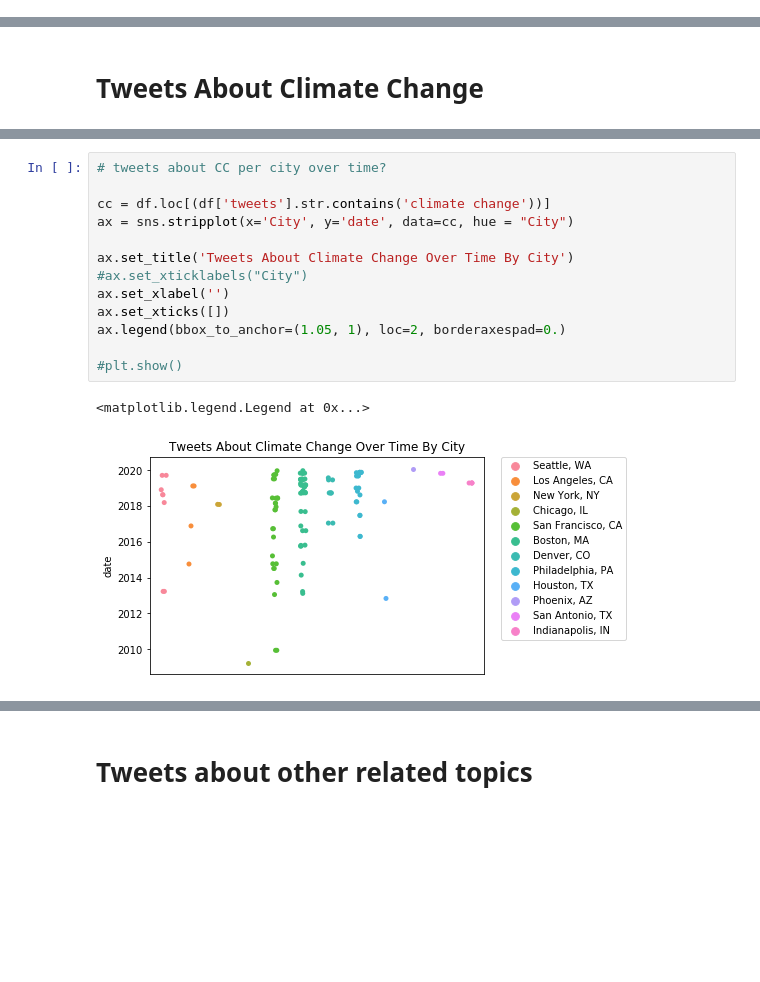
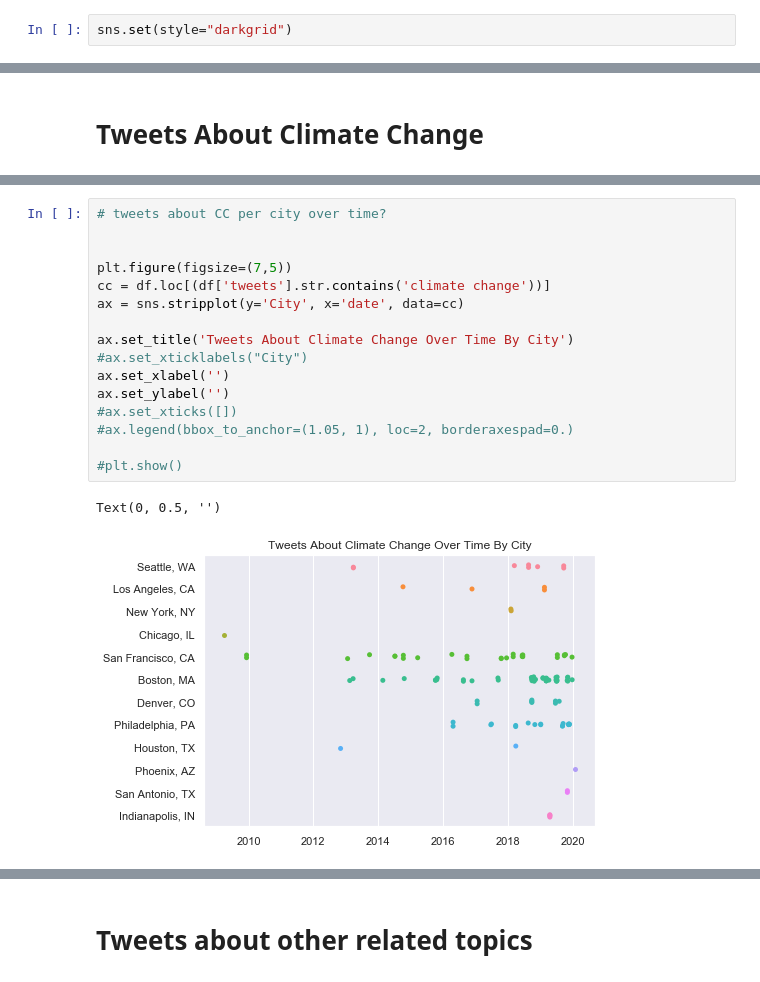
Before and after one commit to martapolo/tweeting_climate_change_cp255, a Jupyter notebook: Tyler Analysis.ipynb, the cells around one changed output, grey strips where cells are left out. Cells and saved outputs as stored; diff of their text form; blank space fills up the shorter version.

```diff
--- a/Tyler Analysis.ipynb
+++ b/Tyler Analysis.ipynb
@@ -14,3 +19,5 @@ import matplotlib.pyplot as plt
+# %%
+sns.set(style="darkgrid")
 # %%
 tweet = "Final Results.csv"
 
@@ -344,19 +446,22 @@ ax
 # %%
 # tweets about CC per city over time?
 
+
+plt.figure(figsize=(7,5))
 cc = df.loc[(df['tweets'].str.contains('climate change'))]
-ax = sns.stripplot(x='City', y='date', data=cc, hue = "City")
+ax = sns.stripplot(y='City', x='date', data=cc)
 
 ax.set_title('Tweets About Climate Change Over Time By City')
 #ax.set_xticklabels("City")
 ax.set_xlabel('')
-ax.set_xticks([])
-ax.legend(bbox_to_anchor=(1.05, 1), loc=2, borderaxespad=0.)
+ax.set_ylabel('')
+#ax.set_xticks([])
+#ax.legend(bbox_to_anchor=(1.05, 1), loc=2, borderaxespad=0.)
 
 #plt.show()
 # %% [output]
-<matplotlib.legend.Legend at 0x...>
+Text(0, 0.5, '')
-[figure, old version]
+[figure, new version]
 # %%
 # Tweets Per City Containing Climate Change
 
```
Also changed, not shown: parts of 24 cells of this notebook.
